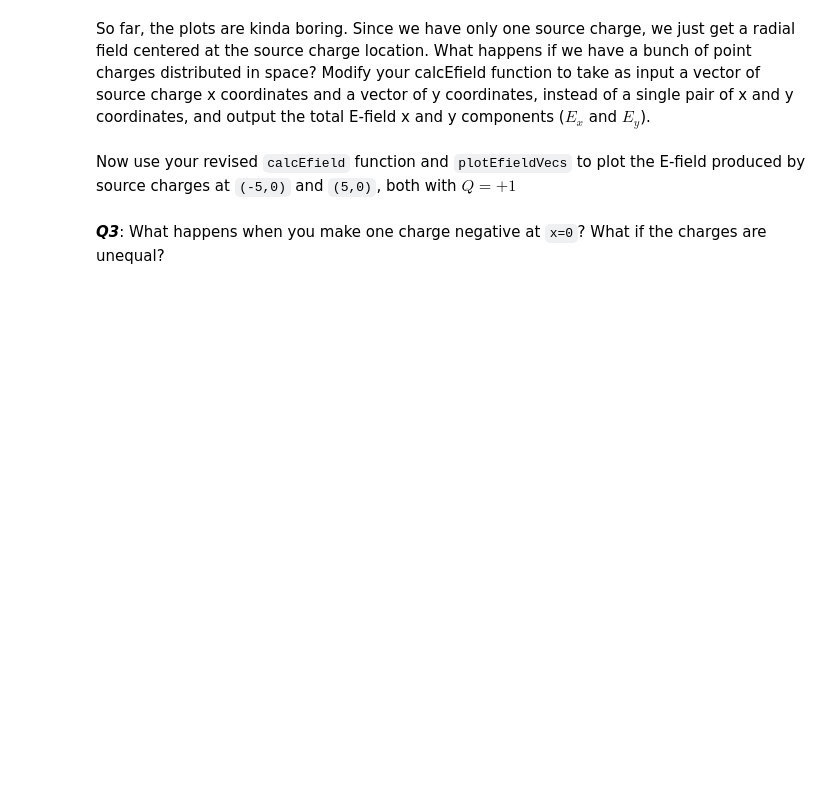
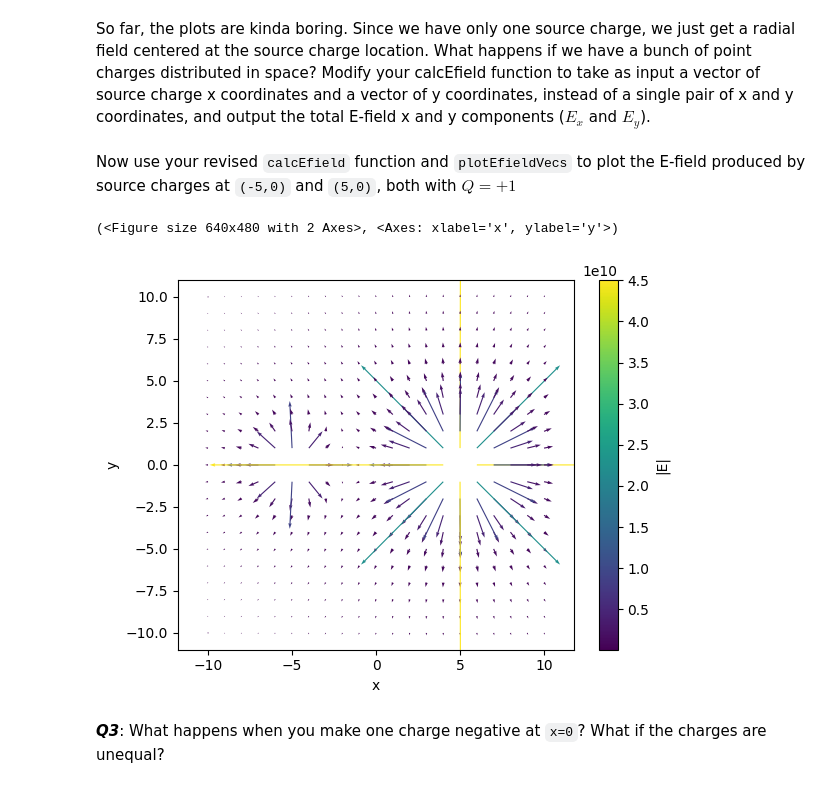
Before and after one commit to vincentyliu2001/BIO74.03-Exercises, a Jupyter notebook: CompModNervSys_exercise2.ipynb, the cells around one changed output. Cells and saved outputs as stored; diff of their text form; code cells hidden in the pictures; blank space fills up the shorter version.

```diff
--- a/CompModNervSys_exercise2.ipynb
+++ b/CompModNervSys_exercise2.ipynb
@@ -147,10 +169,25 @@ def calcEfield(x0,y0,X,Y,Q):
+# %%
+def calcEfield(x0,y0,x, y,Q):
+  k = 8.99e9 # Coulomb's constant
+  if len(x0) != len(y0):
+    return 0, 0
+  Ex = 0
+  Ey = 0
+  for i in range(len(Q)):
+    r = np.sqrt((x - x0[i])**2 + (y-y0[i])**2) # distance from each position to source charge
+    Ex = Ex + k*Q[i]*(x - x0[i])/r**3
+    Ey = Ey + k*Q[i]*(y - y0[i])/r**3
+  return Ex, Ey
 # %% [markdown]
 Now use your revised `calcEfield` function and `plotEfieldVecs` to plot the E-field produced by source charges at `(-5,0)` and `(5,0)`, both with $Q=+1$
 # %%
-x0 = np.array([-5,5])
-y0 = np.array([0,0,2,-4])
-Q = np.array([1,1])
+x0 = np.array([-5, 5, 0])
+y0 = np.array([0, 0, 0])
+Q = np.array([1, 5, 0])
 Ex, Ey = calcEfield(x0,y0,X,Y,Q);
-plotEfieldVecs(X,Y,Ex,Ey);
+plotEfieldVecs(Ex, Ey, X, Y)
+# %% [output]
+(<Figure size 640x480 with 2 Axes>, <Axes: xlabel='x', ylabel='y'>)
+[figure, added]
 # %% [markdown]
 ***Q3***: What happens when you make one charge negative at `x=0`? What if the charges are unequal?
```
Also changed, not shown: parts of 14 cells of this notebook.
